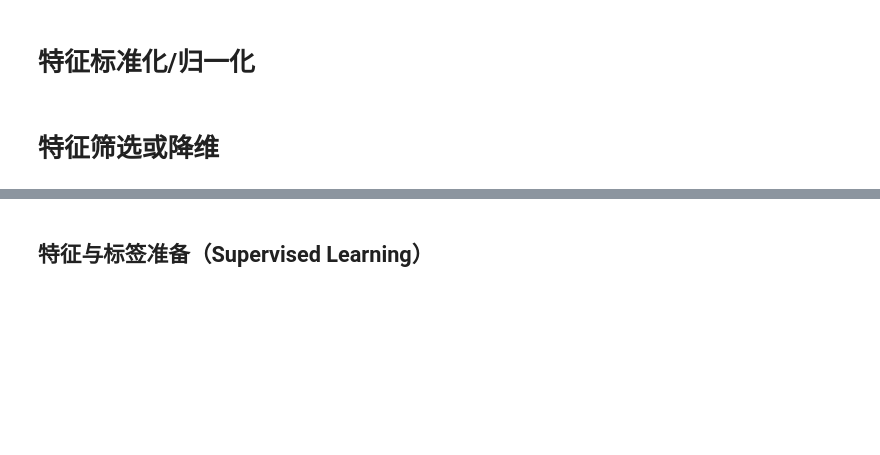
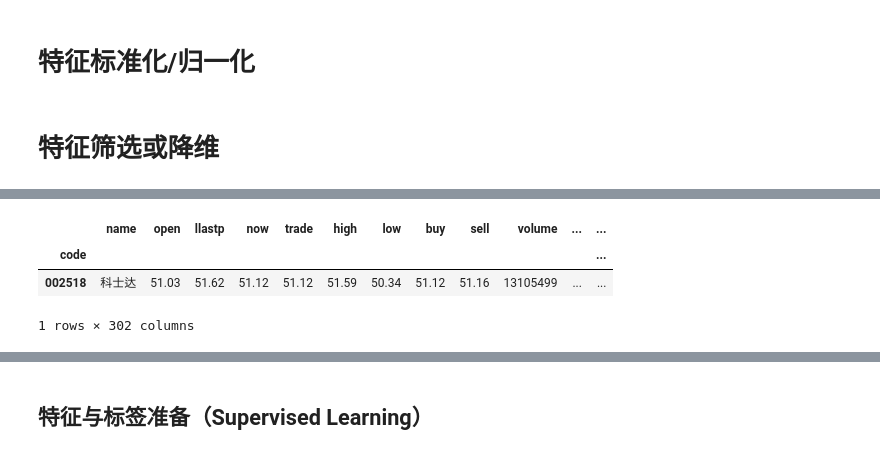
Before and after one commit to johnsonhongyi/pyQuant3, a Jupyter notebook: stock_standalone/jupyterAlgo/Quant2023/gpt-策略.ipynb, the cells around one changed output, grey strips where cells are left out. Cells and saved outputs as stored; diff of their text form; code cells hidden in the pictures; blank space fills up the shorter version.

```diff
--- a/stock_standalone/jupyterAlgo/Quant2023/gpt-策略.ipynb
+++ b/stock_standalone/jupyterAlgo/Quant2023/gpt-策略.ipynb
@@ -119,5 +211,10 @@ df_target
 # %%
-df
+df[-1:]
+# %% [output]
+|  | name | open | llastp | now | trade | high | low | buy | sell | volume | ... | ... |
+| code |  |  |  |  |  |  |  |  |  |  |  | ... |
+| 002518 | 科士达 | 51.03 | 51.62 | 51.12 | 51.12 | 51.59 | 50.34 | 51.12 | 51.16 | 13105499 | ... | ... |
+1 rows × 302 columns
 # %%
 # -*- coding: utf-8 -*-
 import pandas as pd
```
Also changed, not shown: parts of 79 cells of this notebook, 13 other files.
